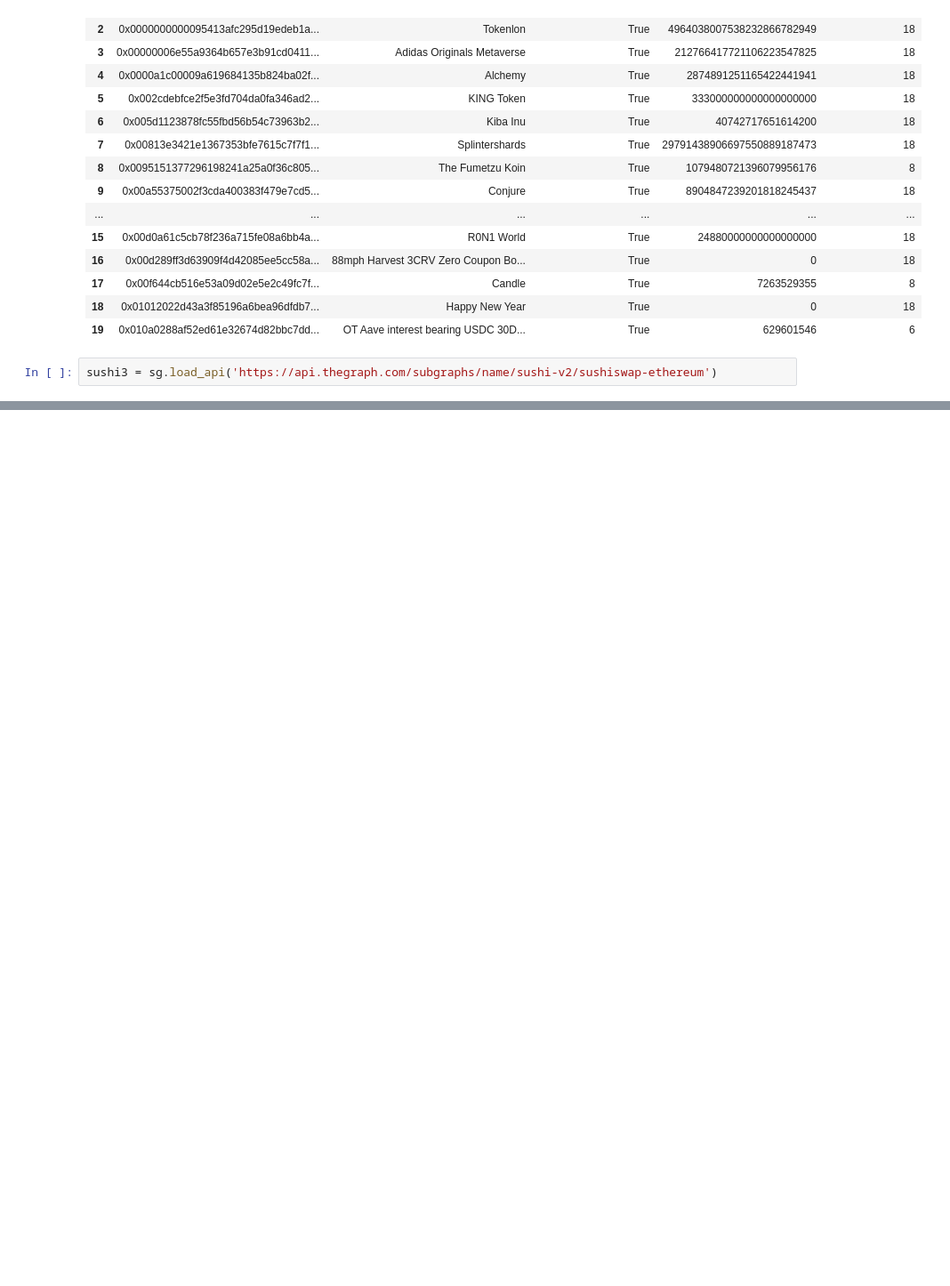
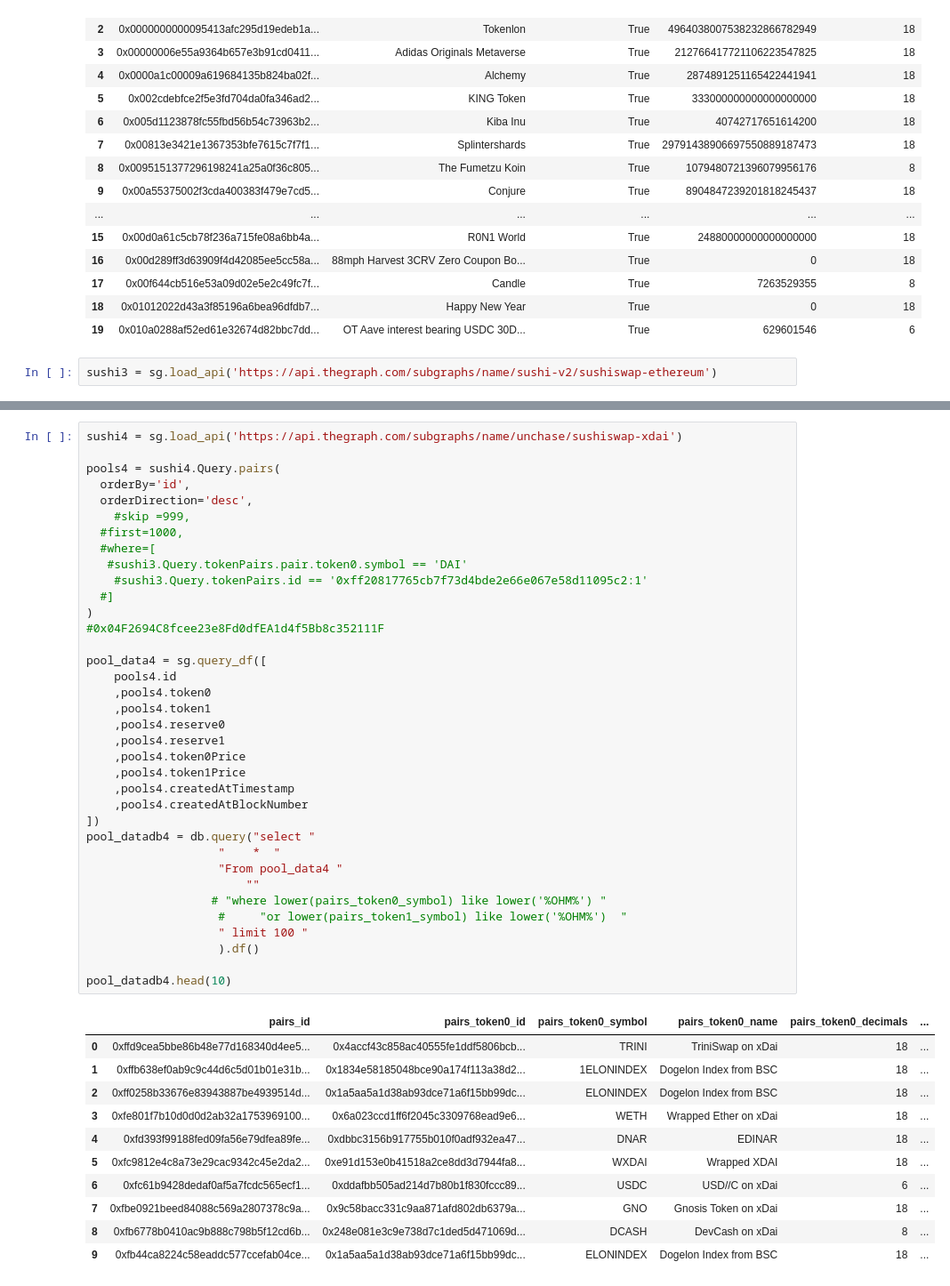
Before and after one commit to EdgeCaser/EconohmetricsOld, a Jupyter notebook: OhmLiquidityPools_sushi.ipynb, the cells around one changed output, grey strips where cells are left out. Shown at 89% size. Saved outputs shown, nothing was run; the diff lists cells and outputs as text; blank space fills up the shorter version.

```diff
--- a/OhmLiquidityPools_sushi.ipynb
+++ b/OhmLiquidityPools_sushi.ipynb
@@ -195,0 +223,48 @@ WETH-WOLVERINU
+# %%
+sushi4 = sg.load_api('https://api.thegraph.com/subgraphs/name/unchase/sushiswap-xdai')
+
+pools4 = sushi4.Query.pairs(
+  orderBy='id',
+  orderDirection='desc',
+    #skip =999,
+  #first=1000,
+  #where=[
+   #sushi3.Query.tokenPairs.pair.token0.symbol == 'DAI'
+    #sushi3.Query.tokenPairs.id == '0xff20817765cb7f73d4bde2e66e067e58d11095c2:1'
+  #]
+)
+#0x04F2694C8fcee23e8Fd0dfEA1d4f5Bb8c352111F
+
+pool_data4 = sg.query_df([
+    pools4.id
+    ,pools4.token0
+    ,pools4.token1
+    ,pools4.reserve0
+    ,pools4.reserve1
+    ,pools4.token0Price
+    ,pools4.token1Price
+    ,pools4.createdAtTimestamp
+    ,pools4.createdAtBlockNumber
+])
+pool_datadb4 = db.query("select "
+                   "    *  "
+                   "From pool_data4 "
+                       ""
+                  # "where lower(pairs_token0_symbol) like lower('%OHM%') "
+                   #     "or lower(pairs_token1_symbol) like lower('%OHM%')  "
+                   " limit 100 "
+                   ).df()
+
+pool_datadb4.head(10)
+# %% [output]
+|  | pairs_id | pairs_token0_id | pairs_token0_symbol | pairs_token0_name | pairs_token0_decimals | ... |
+| 0 | 0xffd9cea5bbe86b48e77d168340d4ee5... | 0x4accf43c858ac40555fe1ddf5806bcb... | TRINI | TriniSwap on xDai | 18 | ... |
+| 1 | 0xffb638ef0ab9c9c44d6c5d01b01e31b... | 0x1834e58185048bce90a174f113a38d2... | 1ELONINDEX | Dogelon Index from BSC | 18 | ... |
+| 2 | 0xff0258b33676e83943887be4939514d... | 0x1a5aa5a1d38ab93dce71a6f15bb99dc... | ELONINDEX | Dogelon Index from BSC | 18 | ... |
+| 3 | 0xfe801f7b10d0d0d2ab32a1753969100... | 0x6a023ccd1ff6f2045c3309768ead9e6... | WETH | Wrapped Ether on xDai | 18 | ... |
+| 4 | 0xfd393f99188fed09fa56e79dfea89fe... | 0xdbbc3156b917755b010f0adf932ea47... | DNAR | EDINAR | 18 | ... |
+| 5 | 0xfc9812e4c8a73e29cac9342c45e2da2... | 0xe91d153e0b41518a2ce8dd3d7944fa8... | WXDAI | Wrapped XDAI | 18 | ... |
+| 6 | 0xfc61b9428dedaf0af5a7fcdc565ecf1... | 0xddafbb505ad214d7b80b1f830fccc89... | USDC | USD//C on xDai | 6 | ... |
+| 7 | 0xfbe0921beed84088c569a2807378c9a... | 0x9c58bacc331c9aa871afd802db6379a... | GNO | Gnosis Token on xDai | 18 | ... |
+| 8 | 0xfb6778b0410ac9b888c798b5f12cd6b... | 0x248e081e3c9e738d7c1ded5d471069d... | DCASH | DevCash on xDai | 8 | ... |
+| 9 | 0xfb44ca8224c58eaddc577ccefab04ce... | 0x1a5aa5a1d38ab93dce71a6f15bb99dc... | ELONINDEX | Dogelon Index from BSC | 18 | ... |
```
Also changed, not shown: parts of 22 cells of this notebook, 2 other files.
